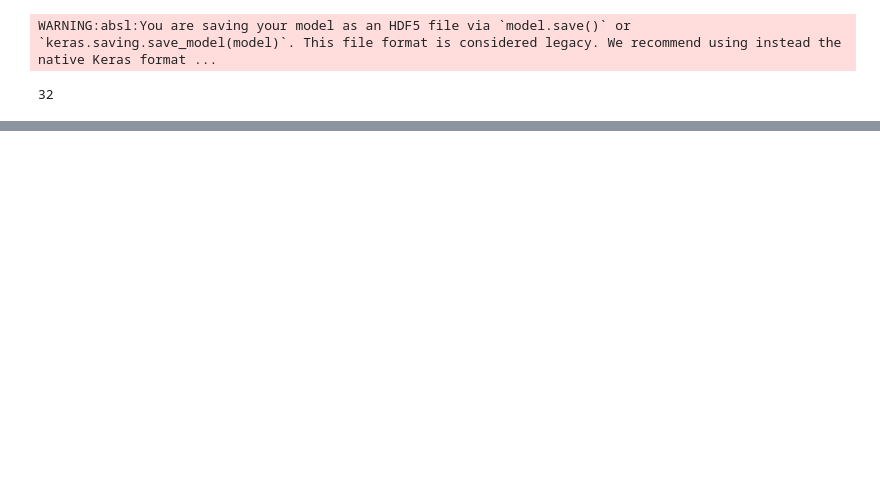
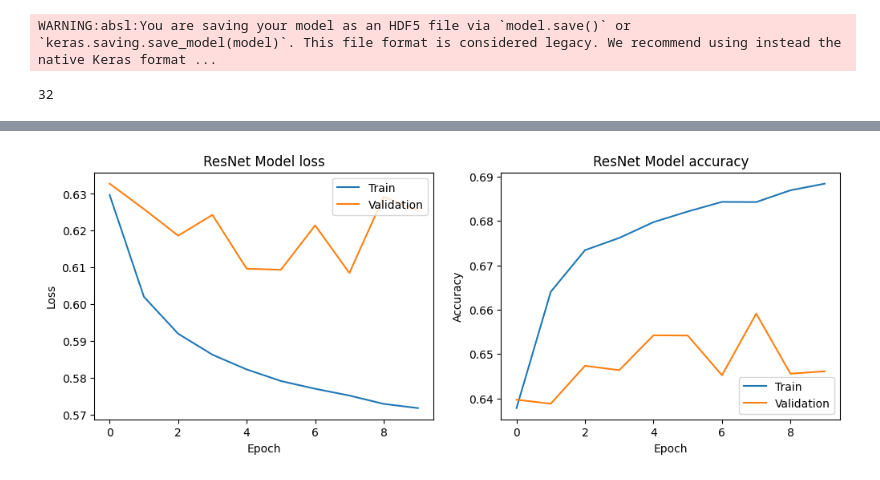
Before and after one commit to Viraj-Mathur/Deep-Fake-Detection-System, a Jupyter notebook: Deep Fake Detection System.ipynb, the cells around one changed output, grey strips where cells are left out. Cells and saved outputs as stored; diff of their text form; code cells hidden in the pictures; blank space fills up the shorter version.

```diff
--- a/Deep Fake Detection System.ipynb
+++ b/Deep Fake Detection System.ipynb
@@ -702,0 +464,23 @@ plt.show()
+# %%
+# Plot ResNet training & validation loss values
+plt.figure(figsize=(12, 4))
+plt.subplot(1, 2, 1)
+plt.plot(resnet_history.history['loss'])
+plt.plot(resnet_history.history['val_loss'])
+plt.title('ResNet Model loss')
+plt.ylabel('Loss')
+plt.xlabel('Epoch')
+plt.legend(['Train', 'Validation'], loc='upper right')
+
+# Plot ResNet training & validation accuracy values
+plt.subplot(1, 2, 2)
+plt.plot(resnet_history.history['accuracy'])
+plt.plot(resnet_history.history['val_accuracy'])
+plt.title('ResNet Model accuracy')
+plt.ylabel('Accuracy')
+plt.xlabel('Epoch')
+plt.legend(['Train', 'Validation'], loc='lower right')
+
+plt.show()
+# %% [output]
+[figure, added]
```
Also changed, not shown: parts of 49 cells of this notebook, 7 other files.
